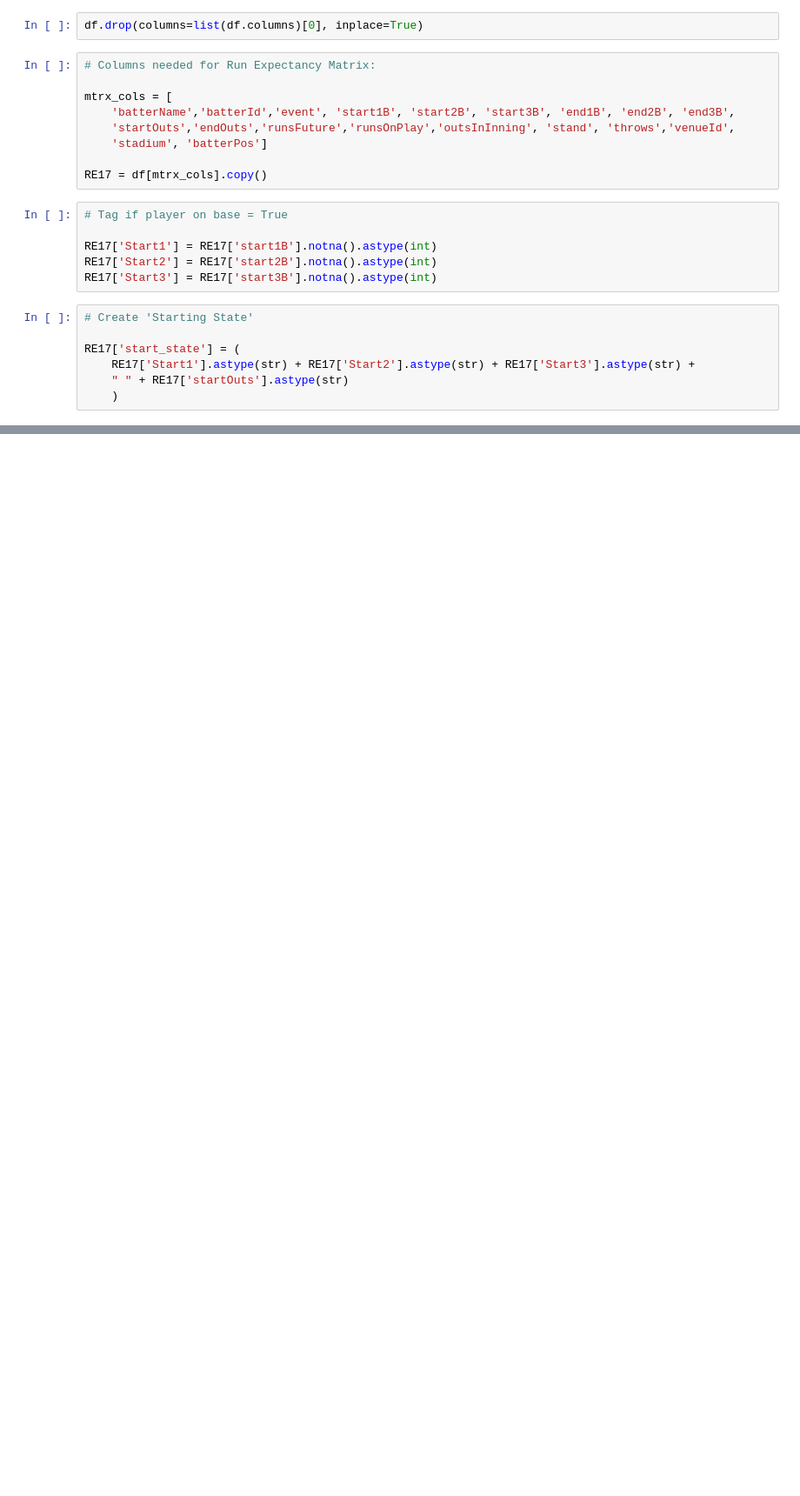
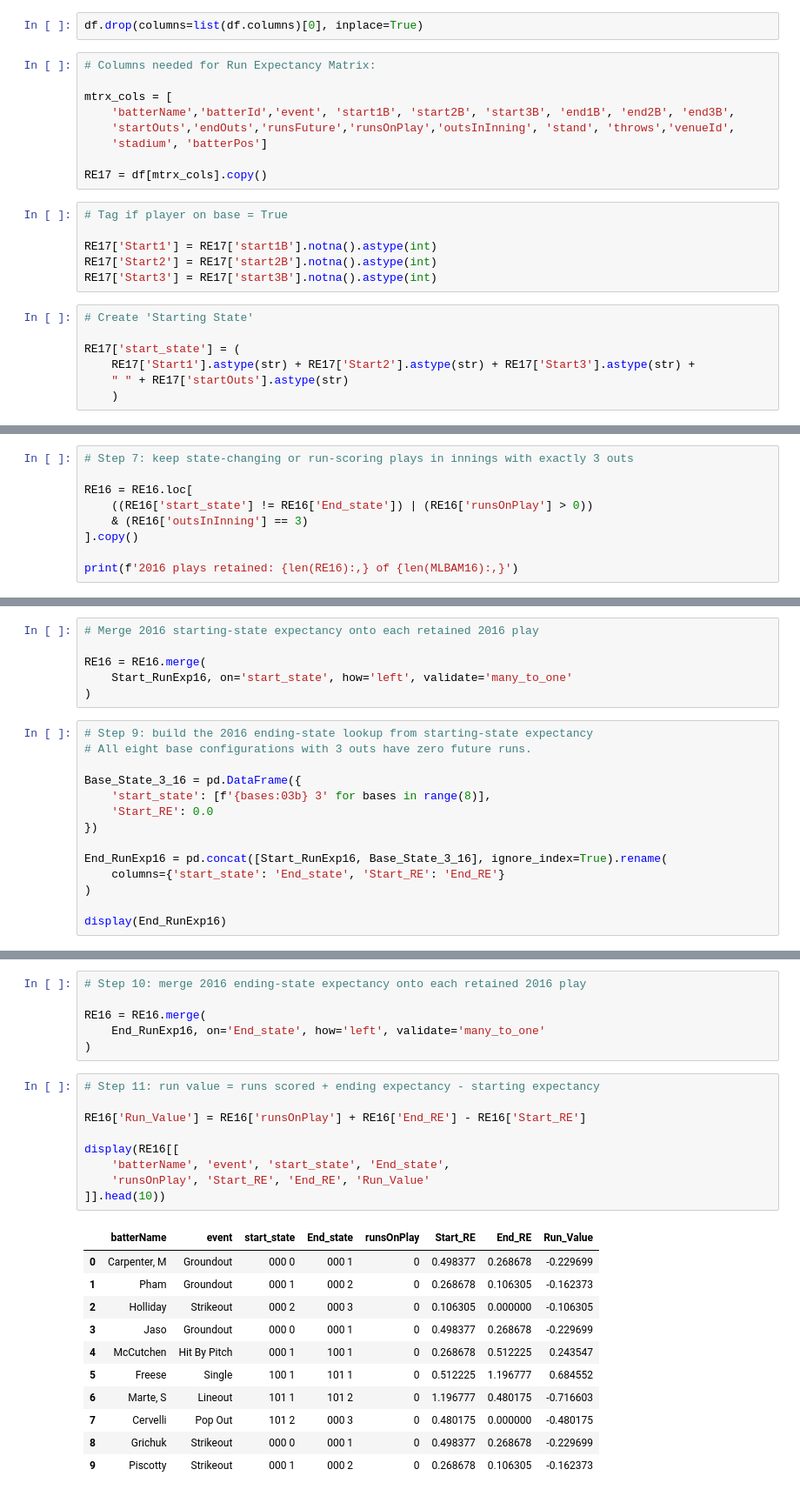
Before and after one commit to nickchedzoy1998-rgb/Sports-Analytics, a Jupyter notebook: Module2_Moneyball_and_Beyond/Week4_Run_Expectancy.ipynb, the cells around one changed output, grey strips where cells are left out. Shown at 87% size. Drawn from its saved outputs; the diff is of its cells as text; blank space fills up the shorter version.

```diff
--- a/Module2_Moneyball_and_Beyond/Week4_Run_Expectancy.ipynb
+++ b/Module2_Moneyball_and_Beyond/Week4_Run_Expectancy.ipynb
@@ -42,0 +235,9 @@ RE17['End_state'] = (
+# %%
+# Step 7: keep state-changing or run-scoring plays in innings with exactly 3 outs
+
+RE16 = RE16.loc[
+    ((RE16['start_state'] != RE16['End_state']) | (RE16['runsOnPlay'] > 0))
+    & (RE16['outsInInning'] == 3)
+].copy()
+
+print(f'2016 plays retained: {len(RE16):,} of {len(MLBAM16):,}')
@@ -42,0 +275,20 @@ RE17['End_state'] = (
+# %%
+# Merge 2016 starting-state expectancy onto each retained 2016 play
+
+RE16 = RE16.merge(
+    Start_RunExp16, on='start_state', how='left', validate='many_to_one'
+)
+# %%
+# Step 9: build the 2016 ending-state lookup from starting-state expectancy
+# All eight base configurations with 3 outs have zero future runs.
+
+Base_State_3_16 = pd.DataFrame({
+    'start_state': [f'{bases:03b} 3' for bases in range(8)],
+    'Start_RE': 0.0
+})
+
+End_RunExp16 = pd.concat([Start_RunExp16, Base_State_3_16], ignore_index=True).rename(
+    columns={'start_state': 'End_state', 'Start_RE': 'End_RE'}
+)
+
+display(End_RunExp16)
@@ -42,0 +313,27 @@ RE17['End_state'] = (
+# %%
+# Step 10: merge 2016 ending-state expectancy onto each retained 2016 play
+
+RE16 = RE16.merge(
+    End_RunExp16, on='End_state', how='left', validate='many_to_one'
+)
+# %%
+# Step 11: run value = runs scored + ending expectancy - starting expectancy
+
+RE16['Run_Value'] = RE16['runsOnPlay'] + RE16['End_RE'] - RE16['Start_RE']
+
+display(RE16[[
+    'batterName', 'event', 'start_state', 'End_state',
+    'runsOnPlay', 'Start_RE', 'End_RE', 'Run_Value'
+]].head(10))
+# %% [output]
+|  | batterName | event | start_state | End_state | runsOnPlay | Start_RE | End_RE | Run_Value |
+| 0 | Carpenter, M | Groundout | 000 0 | 000 1 | 0 | 0.498377 | 0.268678 | -0.229699 |
+| 1 | Pham | Groundout | 000 1 | 000 2 | 0 | 0.268678 | 0.106305 | -0.162373 |
+| 2 | Holliday | Strikeout | 000 2 | 000 3 | 0 | 0.106305 | 0.000000 | -0.106305 |
+| 3 | Jaso | Groundout | 000 0 | 000 1 | 0 | 0.498377 | 0.268678 | -0.229699 |
+| 4 | McCutchen | Hit By Pitch | 000 1 | 100 1 | 0 | 0.268678 | 0.512225 | 0.243547 |
+| 5 | Freese | Single | 100 1 | 101 1 | 0 | 0.512225 | 1.196777 | 0.684552 |
+| 6 | Marte, S | Lineout | 101 1 | 101 2 | 0 | 1.196777 | 0.480175 | -0.716603 |
+| 7 | Cervelli | Pop Out | 101 2 | 000 3 | 0 | 0.480175 | 0.000000 | -0.480175 |
+| 8 | Grichuk | Strikeout | 000 0 | 000 1 | 0 | 0.498377 | 0.268678 | -0.229699 |
+| 9 | Piscotty | Strikeout | 000 1 | 000 2 | 0 | 0.268678 | 0.106305 | -0.162373 |
```
Also changed, not shown: parts of 33 cells of this notebook, 2 other files.
